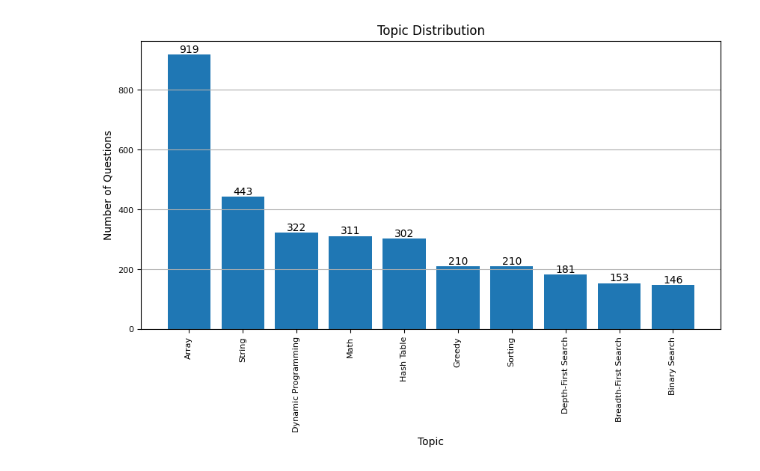
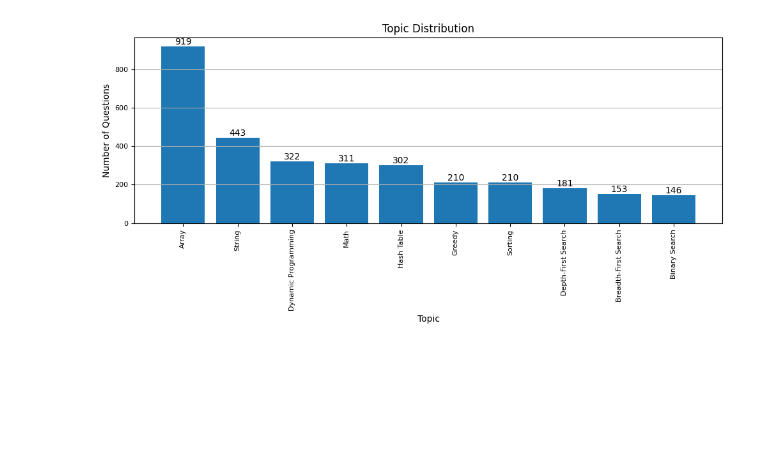
Before and after one commit to SongZijin/CS3244-Project-1, a Jupyter notebook: Project 2 (group 20)/visualization.ipynb, the cells around one changed output. Cells and saved outputs as stored; diff of their text form; code cells hidden in the pictures; blank space fills up the shorter version.

```diff
--- a/Project 2 (group 20)/visualization.ipynb
+++ b/Project 2 (group 20)/visualization.ipynb
@@ -1,39 +1,24 @@
-# %%
-# I have a data set with the following columns: Question Text, Topics, Difficulty Level, Array, String, Dynamic Programming, Math, Hash Table, Greedy, Sorting, Depth-First Search, Breadth-First Search, Binary Search.
-# For the topic columns, the value is 1 if the question is related to the topic, and 0 otherwise.
-# I want to create a visualization that shows the distribution of the topics (Array, String, Dynamic Programming, Math, Hash Table, Greedy, Sorting, Depth-First Search, Breadth-First Search, Binary Search) of the entire data set.
-# First import the necessary libraries and read the data set named "trimed_leetcode_questions.csv".
-# Then, create a new data frame that contains only the topic columns.
-# Then, create a new data frame that contains the sum of each topic column from df.
-# Then, create a visualization that shows the distribution of the topics of the entire data set.
-# The visualization should be a bar chart with the topic names on the x-axis and the number of questions on the y-axis.
-# The visualization should be sorted by the number of questions in descending order.
-# The visualization should have a title and x-axis label and y-axis label.
-# The visualization should be saved as "topic_distribution.png".
-# The visualization should be saved in the same folder as this notebook.
-# The visualization should be 10 inches wide and 5 inches tall.
-# The visualization should have a white background.
-# The visualization should have a grid.
-# The visualization should have a legend.
-# Make sure the labels are readable and do not overlap.
-# code
-import pandas as pd
-import matplotlib.pyplot as plt
-import numpy as np
-df = pd.read_csv('trimed_leetcode_questions.csv')
-df_topic = df[['Array', 'String', 'Dynamic Programming', 'Math', 'Hash Table', 'Greedy', 'Sorting', 'Depth-First Search', 'Breadth-First Search', 'Binary Search']]
-df_topic_sum = df_topic.sum()
-df_topic_sum = df_topic_sum.sort_values(ascending=False)
-plt.figure(figsize=(10,5))
-plt.bar(df_topic_sum.index, df_topic_sum.values)
-plt.title('Topic Distribution')
-plt.xlabel('Topic')
-plt.xticks(rotation=90)
-plt.ylabel('Number of Questions')
-plt.grid(axis='y')
-plt.savefig('topic_distribution.png')
-for i, v in enumerate(df_topic_sum.values):
-    plt.text(i, v, str(v), ha='center', va='bottom')
-plt.show()
-# %% [output]
-[figure, removed]
+# %%
+import pandas as pd
+import matplotlib.pyplot as plt
+import numpy as np
+
+plt.rcParams.update({'figure.autolayout': True})
+
+df = pd.read_csv('trimed_leetcode_questions.csv')
+df_topic = df[['Array', 'String', 'Dynamic Programming', 'Math', 'Hash Table', 'Greedy', 'Sorting', 'Depth-First Search', 'Breadth-First Search', 'Binary Search']]
+df_topic_sum = df_topic.sum()
+df_topic_sum = df_topic_sum.sort_values(ascending=False)
+plt.figure(figsize=(10,5))
+plt.bar(df_topic_sum.index, df_topic_sum.values)
+plt.title('Topic Distribution')
+plt.xlabel('Topic')
+plt.xticks(rotation=90)
+plt.ylabel('Number of Questions')
+plt.grid(axis='y')
+for i, v in enumerate(df_topic_sum.values):
+    plt.text(i, v, str(v), ha='center', va='bottom')
+plt.savefig('topic_distribution.png')
+plt.show()
+# %% [output]
+[figure, added]
```
